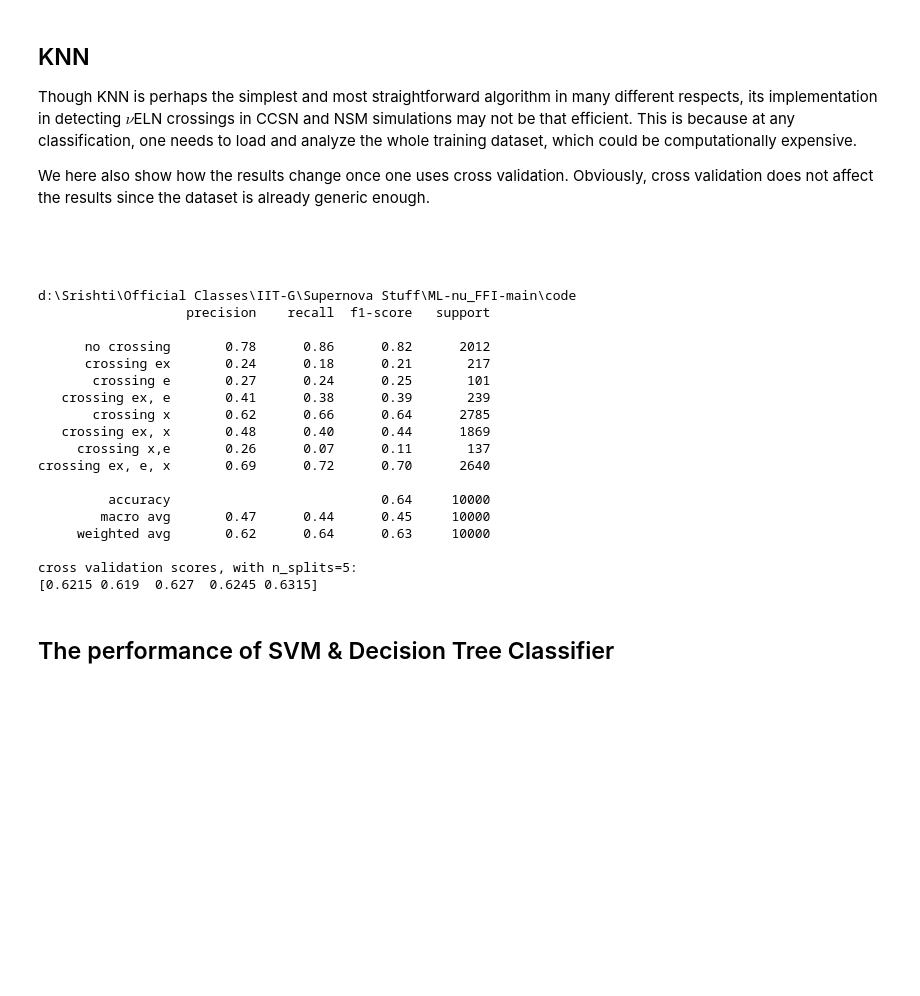
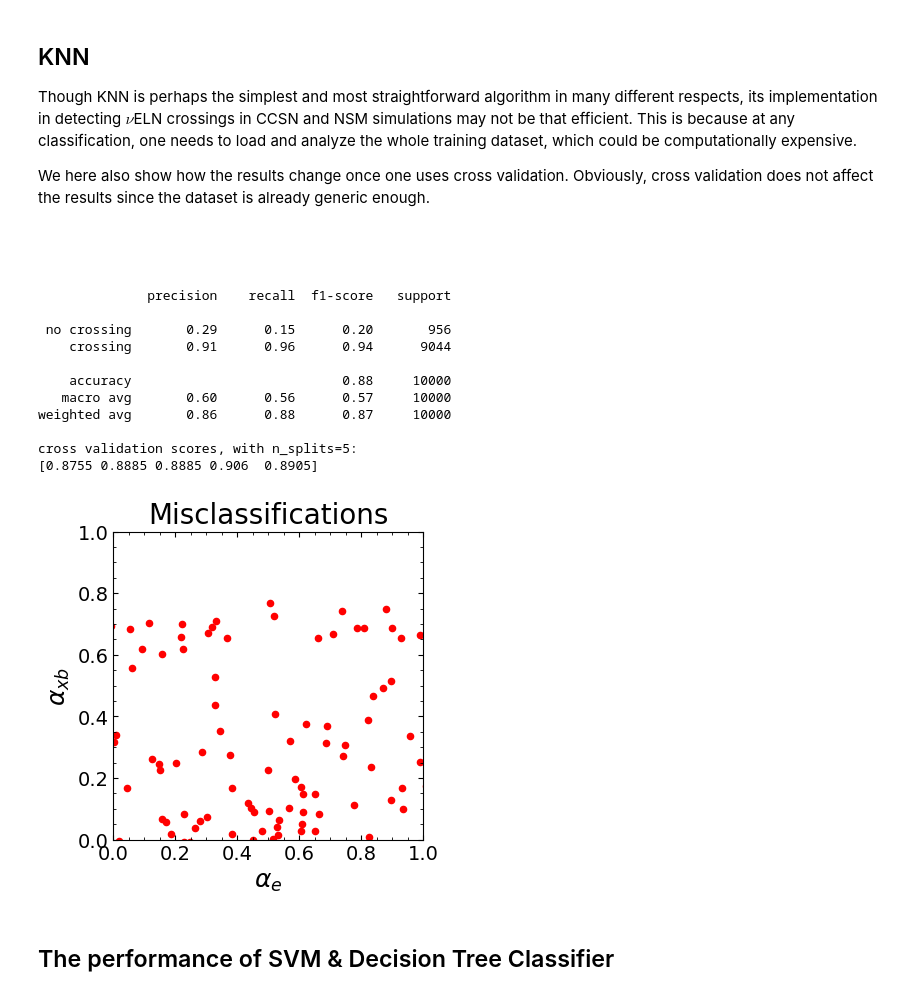
Before and after one commit to Srishti-Goel/Neutrino-Flavour-Oscillations-in-Supernovae, a Jupyter notebook: code/fastModes_all_crossings.ipynb, the cells around one changed output. Cells and saved outputs as stored; diff of their text form; code cells hidden in the pictures; blank space fills up the shorter version.

```diff
--- a/code/fastModes_all_crossings.ipynb
+++ b/code/fastModes_all_crossings.ipynb
@@ -597,8 +589,6 @@ We here also show how the results change once one uses cross validation. Obvious
 
 <br><br>
 # %%
-! cd
-# import pickle
 # knn = pickle.load(open('../best_models/knn_model_ex_crossings_best_pickle', 'rb'))
 
 knn = neighbors.KNeighborsClassifier(n_neighbors=3)
@@ -606,13 +596,10 @@ knn.fit(X_train,y_train)
 
 prediction = knn.predict(X_test)
 
-# target_names = ['no crossing', 'crossing']
+target_names = ['no crossing', 'crossing']
+# target_names = ['no crossing', 'crossing ex', 'crossing e', 'crossing ex, e', "crossing x", "crossing ex, x", "crossing x,e", "crossing ex, e, x"]
 
-# target_names = ['no crossing', 'crossing ex', 'crossing e', 'crossing x']
-target_names = ['no crossing', 'crossing ex', 'crossing e', 'crossing ex, e', "crossing x", "crossing ex, x", "crossing x,e", "crossing ex, e, x"]
 print(sklearn.metrics.classification_report(y_test, prediction, target_names=target_names))
-
-
 
 # Here we comment on the idea of cross validation.
 scores = cross_val_score(knn, X, y, cv=5)
@@ -620,45 +607,40 @@ cv = ShuffleSplit(n_splits=5, test_size=0.2, random_state=0)
 print("cross validation scores, with n_splits=5:")
 print(cross_val_score(knn, X_test, y_test, cv=cv))
 # %% [output]
-d:\Srishti\Official Classes\IIT-G\Supernova Stuff\ML-nu_FFI-main\code
-                   precision    recall  f1-score   support
+              precision    recall  f1-score   support
 
-      no crossing       0.78      0.86      0.82      2012
-      crossing ex       0.24      0.18      0.21       217
-       crossing e       0.27      0.24      0.25       101
-   crossing ex, e       0.41      0.38      0.39       239
-       crossing x       0.62      0.66      0.64      2785
-   crossing ex, x       0.48      0.40      0.44      1869
-     crossing x,e       0.26      0.07      0.11       137
-crossing ex, e, x       0.69      0.72      0.70      2640
+ no crossing       0.29      0.15      0.20       956
+    crossing       0.91      0.96      0.94      9044
 
-         accuracy                           0.64     10000
-        macro avg       0.47      0.44      0.45     10000
-     weighted avg       0.62      0.64      0.63     10000
+    accuracy                           0.88     10000
+   macro avg       0.60      0.56      0.57     10000
+weighted avg       0.86      0.88      0.87     10000
 
 cross validation scores, with n_splits=5:
-[0.6215 0.619  0.627  0.6245 0.6315]
+[0.8755 0.8885 0.8885 0.906  0.8905]
 # %%
-x_axis_idx = 3
-y_axis_idx = 4
+x_axis_idx = 0
+y_axis_idx = 2
 legends = [r'$\alpha_e$', r'$\alpha_x$', r'$\alpha_{xb}$', r'$F_{\nu_e}$', r'$F_{\bar\nu_e}$', r'$F_{\nu_x}$', r'$F_{\bar\nu_x}$']
 
 fig = plt.figure(figsize=(4,4))
 plt.title('Misclassifications', size=20)
 plt.xlabel(legends[x_axis_idx],size=18)
 plt.ylabel(legends[y_axis_idx],size=18)
 plt.minorticks_on()
 plt.tick_params(axis='y',which='both',left=True,right=True,labelleft=True, direction='in')
 plt.tick_params(axis='x',which='both',top=True,bottom=True,labelbottom=True, direction='in')
 plt.xticks(fontsize=14)
 plt.yticks(fontsize=14)
 plt.ylim(-0.0001,1.)
 plt.xlim(-0.0001,1.)
 
 for i in range(prediction.size):
     if abs(prediction[i]-y_test[i])>1.e-3 :
         plt.scatter(X_test[i,x_axis_idx], X_test[i,y_axis_idx], marker='o',color='red',s=20, alpha=1);
 plt.show()
+# %% [output]
+[figure, added]
 # %% [markdown]
 ## The performance of SVM \& Decision Tree Classifier
 # %%
```
Also changed, not shown: parts of 9 cells of this notebook.
